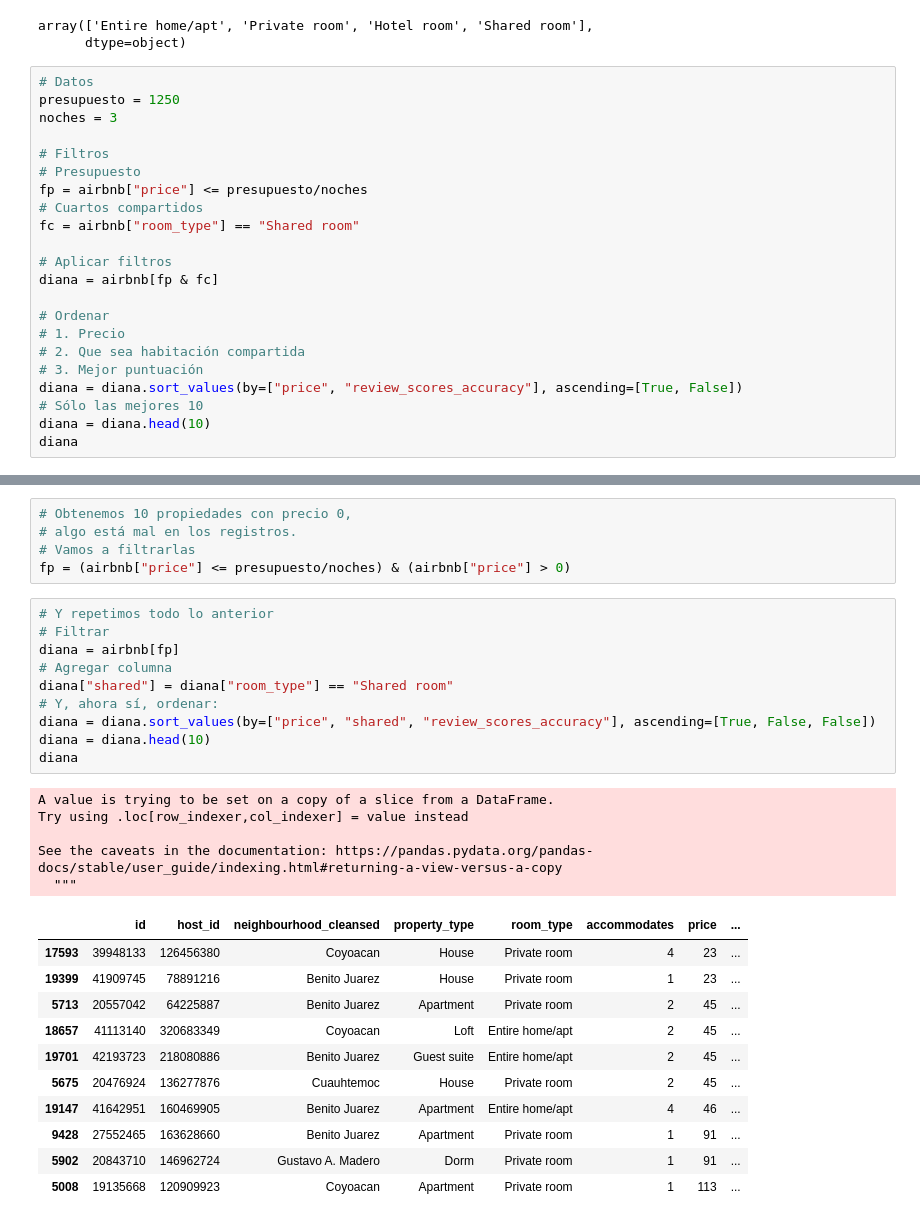
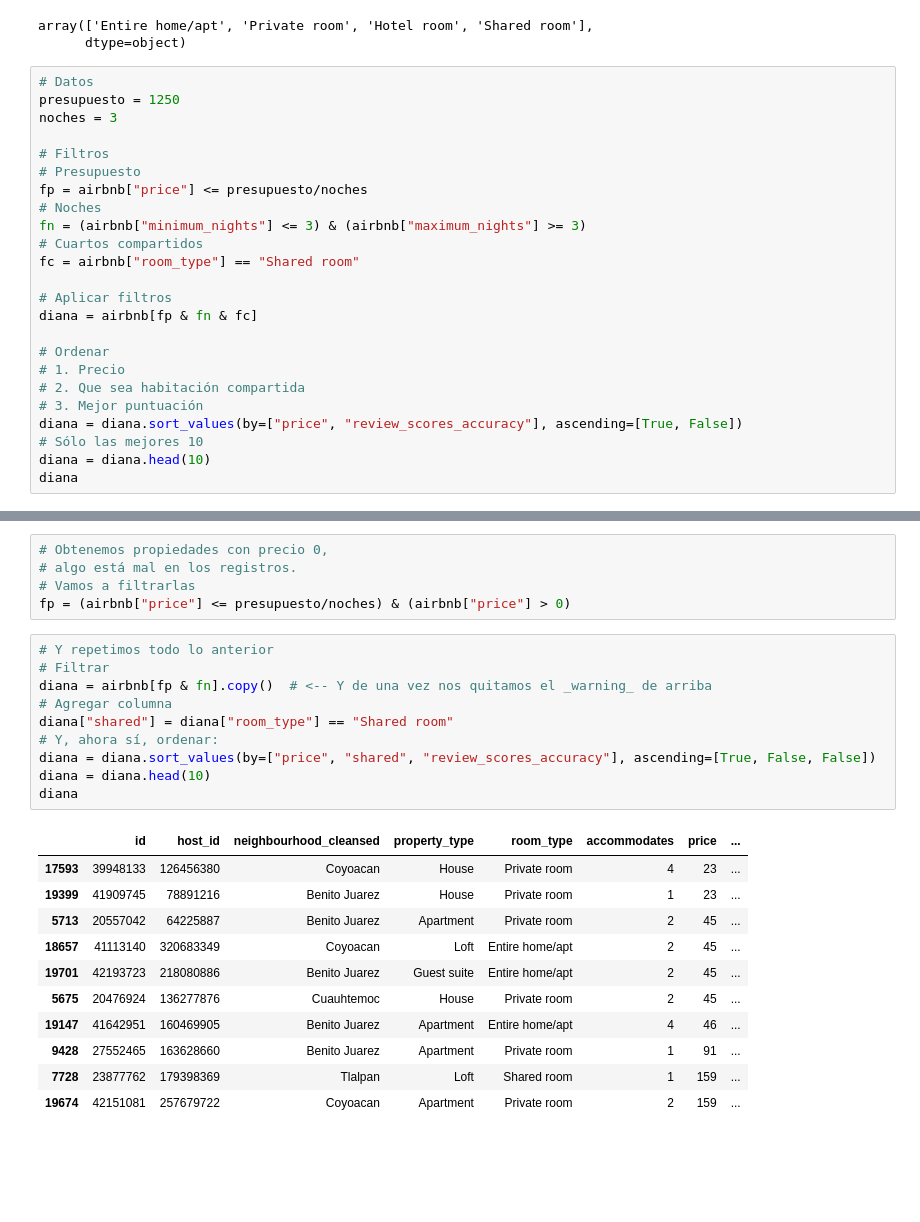
Before and after one commit to jzaldivar/Ciencia-de-datos-con-Python, a Jupyter notebook: C02.5 Pandas (Práctica con Airbnb) Tarea.ipynb, the cells around one changed output, grey strips where cells are left out. Cells and saved outputs as stored; diff of their text form; blank space fills up the shorter version.

```diff
--- a/C02.5 Pandas (Práctica con Airbnb) Tarea.ipynb
+++ b/C02.5 Pandas (Práctica con Airbnb) Tarea.ipynb
@@ -133,11 +133,13 @@ noches = 3
 # Filtros
 # Presupuesto
 fp = airbnb["price"] <= presupuesto/noches
+# Noches
+fn = (airbnb["minimum_nights"] <= 3) & (airbnb["maximum_nights"] >= 3)
 # Cuartos compartidos
 fc = airbnb["room_type"] == "Shared room"
 
 # Aplicar filtros
-diana = airbnb[fp & fc]
+diana = airbnb[fp & fn & fc]
 
 # Ordenar
 # 1. Precio
@@ -189,34 +191,29 @@ See the caveats in the documentation: https://pandas.pydata.org/pandas-docs/stab
 | 20187 | 42583200 | 305545617 | Cuauhtemoc | Hotel | Hotel room | 2 | 0 | ... |
 | 17593 | 39948133 | 126456380 | Coyoacan | House | Private room | 4 | 23 | ... |
 # %%
-# Obtenemos 10 propiedades con precio 0,
+# Obtenemos propiedades con precio 0,
 # algo está mal en los registros.
 # Vamos a filtrarlas
 fp = (airbnb["price"] <= presupuesto/noches) & (airbnb["price"] > 0)
 # %%
 # Y repetimos todo lo anterior
 # Filtrar
-diana = airbnb[fp]
+diana = airbnb[fp & fn].copy()  # <-- Y de una vez nos quitamos el _warning_ de arriba
 # Agregar columna
 diana["shared"] = diana["room_type"] == "Shared room"
 # Y, ahora sí, ordenar:
 diana = diana.sort_values(by=["price", "shared", "review_scores_accuracy"], ascending=[True, False, False])
 diana = diana.head(10)
 diana
 # %% [output]
-A value is trying to be set on a copy of a slice from a DataFrame.
-Try using .loc[row_indexer,col_indexer] = value instead
-
-See the caveats in the documentation: https://pandas.pydata.org/pandas-docs/stable/user_guide/indexing.html#returning-a-view-versus-a-copy
-  """
 |  | id | host_id | neighbourhood_cleansed | property_type | room_type | accommodates | price | ... |
 | 17593 | 39948133 | 126456380 | Coyoacan | House | Private room | 4 | 23 | ... |
 | 19399 | 41909745 | 78891216 | Benito Juarez | House | Private room | 1 | 23 | ... |
 | 5713 | 20557042 | 64225887 | Benito Juarez | Apartment | Private room | 2 | 45 | ... |
 | 18657 | 41113140 | 320683349 | Coyoacan | Loft | Entire home/apt | 2 | 45 | ... |
 | 19701 | 42193723 | 218080886 | Benito Juarez | Guest suite | Entire home/apt | 2 | 45 | ... |
 | 5675 | 20476924 | 136277876 | Cuauhtemoc | House | Private room | 2 | 45 | ... |
 | 19147 | 41642951 | 160469905 | Benito Juarez | Apartment | Entire home/apt | 4 | 46 | ... |
 | 9428 | 27552465 | 163628660 | Benito Juarez | Apartment | Private room | 1 | 91 | ... |
-| 5902 | 20843710 | 146962724 | Gustavo A. Madero | Dorm | Private room | 1 | 91 | ... |
-| 5008 | 19135668 | 120909923 | Coyoacan | Apartment | Private room | 1 | 113 | ... |
+| 7728 | 23877762 | 179398369 | Tlalpan | Loft | Shared room | 1 | 159 | ... |
+| 19674 | 42151081 | 257679722 | Coyoacan | Apartment | Private room | 2 | 159 | ... |
```
Also changed, not shown: parts of 2 cells of this notebook.
